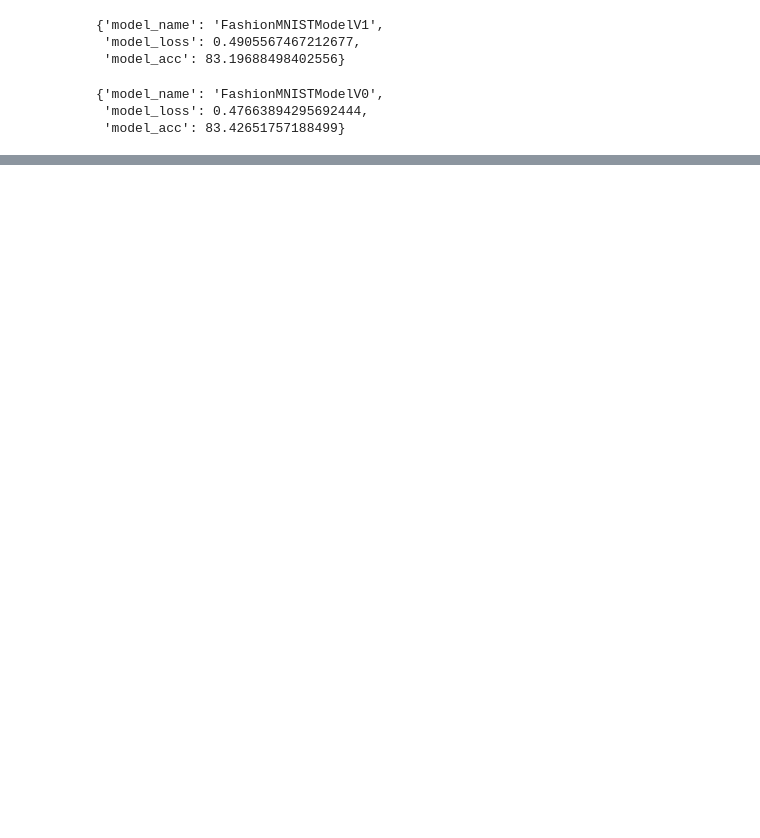
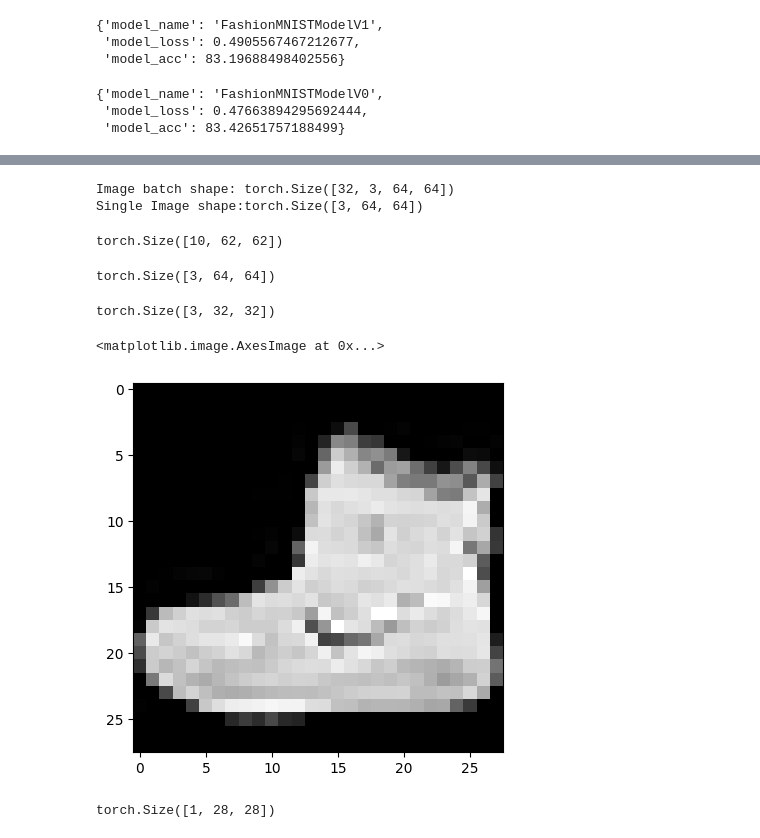
Before and after one commit to SanjaySaatyaki/pytorch_4_ml_dl, a Jupyter notebook: 03_python__computer_vision.ipynb, the cells around one changed output, grey strips where cells are left out. Saved outputs shown, nothing was run; the diff lists cells and outputs as text; code cells hidden in the pictures; blank space fills up the shorter version.

```diff
--- a/03_python__computer_vision.ipynb
+++ b/03_python__computer_vision.ipynb
@@ -522,0 +603,11 @@ model_0_results
+# %%
+# Create a batch of images
+images = torch.rand(size=(32,3,64,64))
+test_image = images[0]
+
+print(f"Image batch shape: {images.shape}")
+print(f"Single Image shape:{test_image.shape}")
+# print(f"Test image:\n{test_image}")
+# %% [output]
+Image batch shape: torch.Size([32, 3, 64, 64])
+Single Image shape:torch.Size([3, 64, 64])
@@ -522,0 +622,20 @@ model_0_results
+# %%
+conv_output.shape
+# %% [output]
+torch.Size([10, 62, 62])
+# %%
+test_image.shape
+# %% [output]
+torch.Size([3, 64, 64])
+# %%
+max_pool_layer = nn.MaxPool2d(kernel_size=2)
+
+max_pool_output = max_pool_layer(test_image)
+max_pool_output.shape
+# %% [output]
+torch.Size([3, 32, 32])
+# %%
+plt.imshow(image.squeeze(),cmap="gray")
+# %% [output]
+<matplotlib.image.AxesImage at 0x...>
+[figure, added]
@@ -522,0 +644,4 @@ model_0_results
+# %%
+rand_image.shape
+# %% [output]
+torch.Size([1, 28, 28])
```
Also changed, not shown: parts of 13 cells of this notebook.
